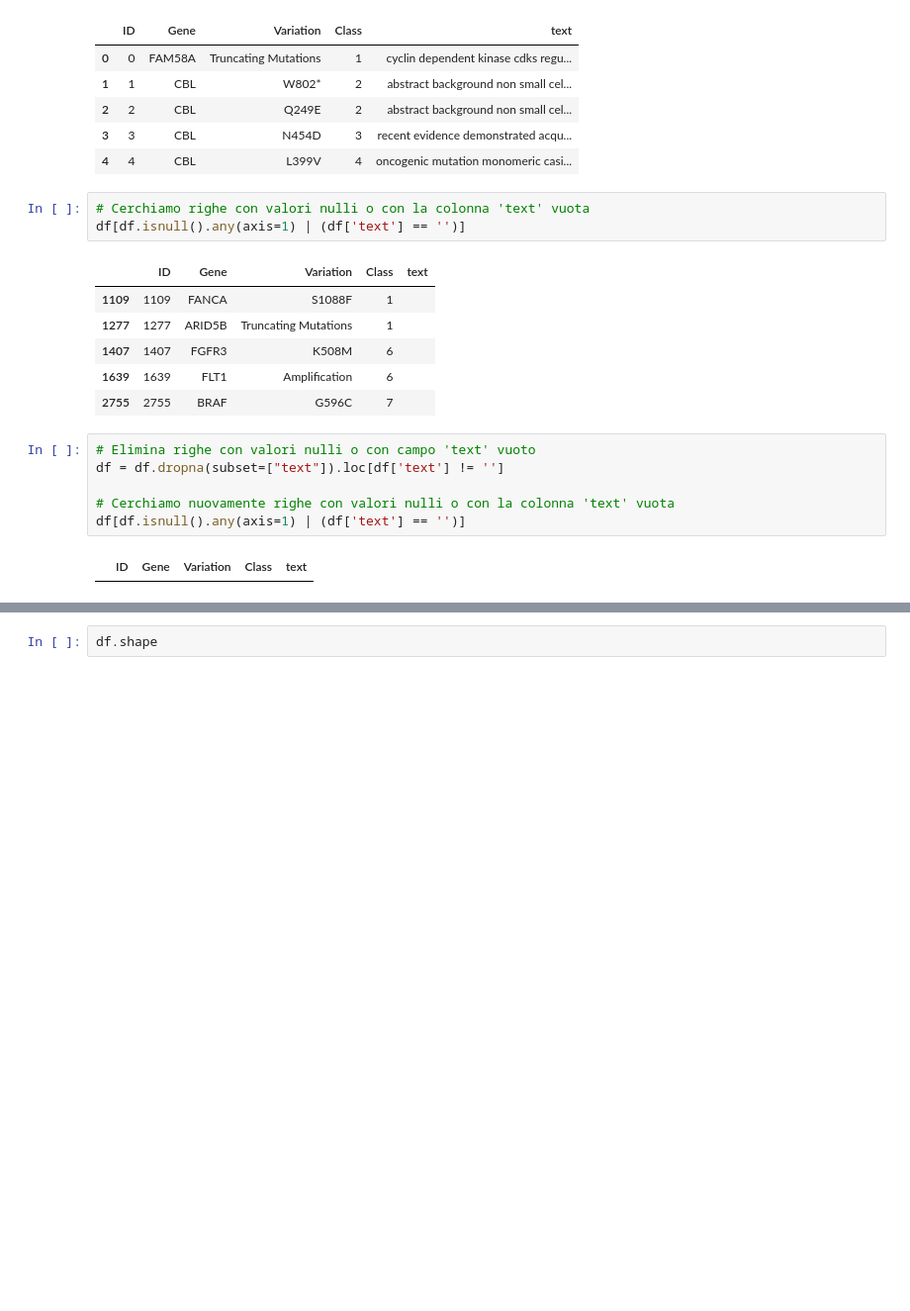
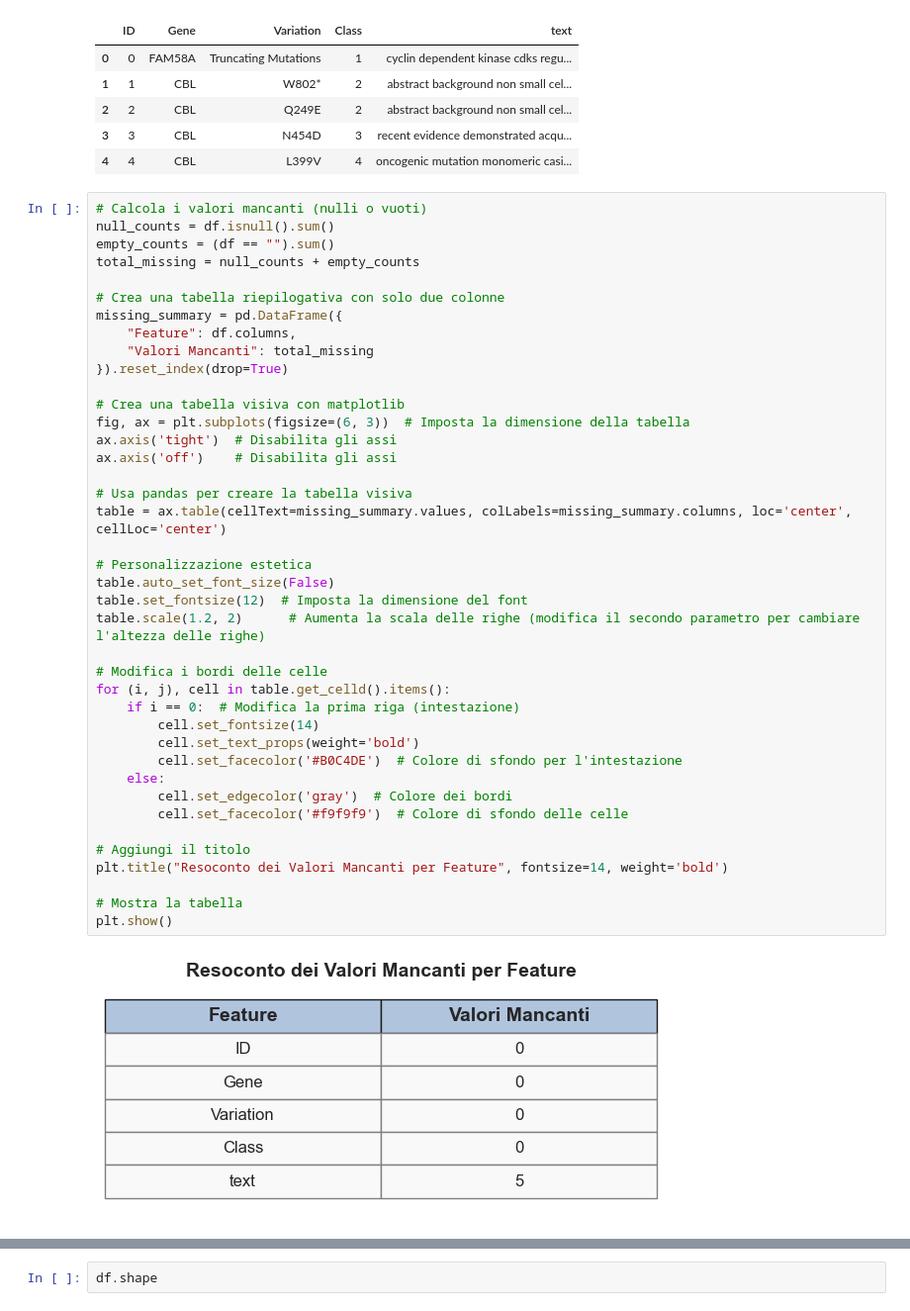
Before and after one commit to sciro24/Cancer-Treatment-with-ML, a Jupyter notebook: ULTIMI /ULTIMISSIMI/LAST ONLY EDA.ipynb, the cells around one changed output, grey strips where cells are left out. Shown at 99% size. Drawn from its saved outputs; the diff is of its cells as text; blank space fills up the shorter version.

```diff
--- a/ULTIMI /ULTIMISSIMI/LAST ONLY EDA.ipynb
+++ b/ULTIMI /ULTIMISSIMI/LAST ONLY EDA.ipynb
@@ -189,21 +189,45 @@ df.head()
 | 2 | 2 | CBL | Q249E | 2 | abstract background non small cel... |
 | 3 | 3 | CBL | N454D | 3 | recent evidence demonstrated acqu... |
 | 4 | 4 | CBL | L399V | 4 | oncogenic mutation monomeric casi... |
-# %%
-# Cerchiamo righe con valori nulli o con la colonna 'text' vuota
-df[df.isnull().any(axis=1) | (df['text'] == '')]
-# %% [output]
-|  | ID | Gene | Variation | Class | text |
-| 1109 | 1109 | FANCA | S1088F | 1 |  |
-| 1277 | 1277 | ARID5B | Truncating Mutations | 1 |  |
-| 1407 | 1407 | FGFR3 | K508M | 6 |  |
-| 1639 | 1639 | FLT1 | Amplification | 6 |  |
-| 2755 | 2755 | BRAF | G596C | 7 |  |
-# %%
-# Elimina righe con valori nulli o con campo 'text' vuoto
-df = df.dropna(subset=["text"]).loc[df['text'] != '']
-
-# Cerchiamo nuovamente righe con valori nulli o con la colonna 'text' vuota
-df[df.isnull().any(axis=1) | (df['text'] == '')]
-# %% [output]
-|  | ID | Gene | Variation | Class | text |
+# %%
+# Calcola i valori mancanti (nulli o vuoti)
+null_counts = df.isnull().sum()
+empty_counts = (df == "").sum()
+total_missing = null_counts + empty_counts
+
+# Crea una tabella riepilogativa con solo due colonne
+missing_summary = pd.DataFrame({
+    "Feature": df.columns,
+    "Valori Mancanti": total_missing
+}).reset_index(drop=True)
+
+# Crea una tabella visiva con matplotlib
+fig, ax = plt.subplots(figsize=(6, 3))  # Imposta la dimensione della tabella
+ax.axis('tight')  # Disabilita gli assi
+ax.axis('off')    # Disabilita gli assi
+
+# Usa pandas per creare la tabella visiva
+table = ax.table(cellText=missing_summary.values, colLabels=missing_summary.columns, loc='center', cellLoc='center')
+
+# Personalizzazione estetica
+table.auto_set_font_size(False)
+table.set_fontsize(12)  # Imposta la dimensione del font
+table.scale(1.2, 2)      # Aumenta la scala delle righe (modifica il secondo parametro per cambiare l'altezza delle righe)
+
+# Modifica i bordi delle celle
+for (i, j), cell in table.get_celld().items():
+    if i == 0:  # Modifica la prima riga (intestazione)
+        cell.set_fontsize(14)
+        cell.set_text_props(weight='bold')
+        cell.set_facecolor('#B0C4DE')  # Colore di sfondo per l'intestazione
+    else:
+        cell.set_edgecolor('gray')  # Colore dei bordi
+        cell.set_facecolor('#f9f9f9')  # Colore di sfondo delle celle
+
+# Aggiungi il titolo
+plt.title("Resoconto dei Valori Mancanti per Feature", fontsize=14, weight='bold')
+
+# Mostra la tabella
+plt.show()
+# %% [output]
+[figure, added]
```
Also changed, not shown: parts of 17 cells of this notebook.
